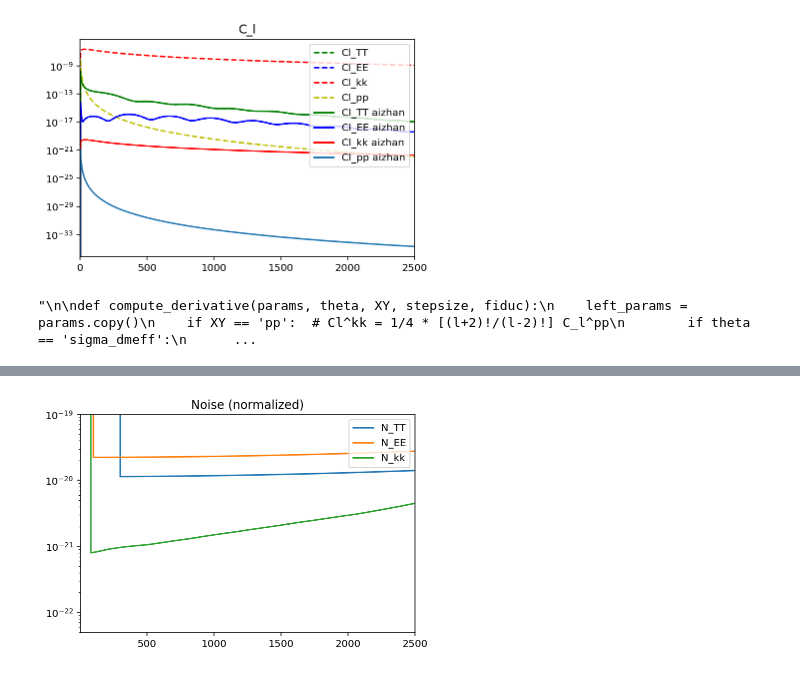
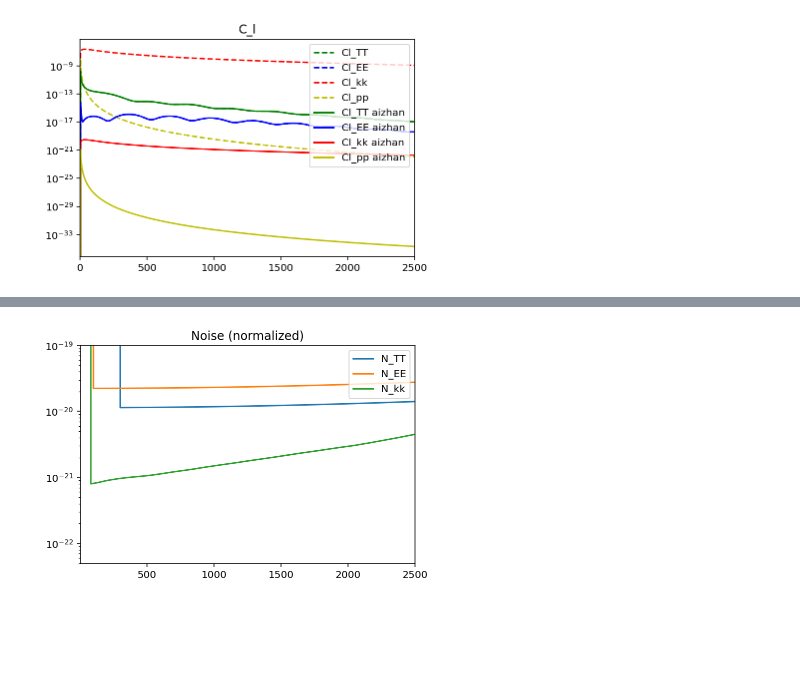
Before and after one commit to iej2106/cosmo_class, a Jupyter notebook: compute_fisher_dmeff_S4.ipynb, the cells around one changed output, grey strips where cells are left out. Drawn from its saved outputs; the diff is of its cells as text; code cells hidden in the pictures; blank space fills up the shorter version.

```diff
--- a/compute_fisher_dmeff_S4.ipynb
+++ b/compute_fisher_dmeff_S4.ipynb
@@ -70,36 +58,35 @@ for i in ell:
 # %%
 b = np.load('noise/Cl_tt.npy') /((1.0e6*Tcmb)**2)
 c = np.load('noise/Cl_ee.npy')/((1.0e6*Tcmb)**2)
 d = np.load('noise/Cl_kk.npy') /((1.0e6*Tcmb)**2)
 
 d2 = []
-
 for i in ell:
     if i < 2:
         d2.append(0)
     else:
         d2.append(4*(math.factorial(i-2)/math.factorial(i+2))*d[i])
 
 
 plt.plot(fiducial['tt'], 'g--',label="Cl_TT")
 plt.plot(fiducial['ee'] , 'b--',label="Cl_EE")
 plt.plot(Cl_est_kk, 'r--',label="Cl_kk")
 plt.plot(fiducial['pp'], 'y--',label="Cl_pp")
 
 plt.plot(b, 'g-',label="Cl_TT aizhan")
 plt.plot(c , 'b-',label="Cl_EE aizhan")
 plt.plot(d, 'r-',label="Cl_kk aizhan")
-plt.plot(d2, '-',label="Cl_pp aizhan")
+plt.plot(d2, 'y-',label="Cl_pp aizhan")
 
 plt.yscale('log')
 #plt.ylim(5e-22,1e-18)
 plt.xlim(0,2500)
 plt.legend(loc="upper right")
 plt.title('C_l')
 plt.savefig("C_lcompare.png")
 plt.show()
 # %% [output]
-[figure, old version]
+[figure, new version]
 # %%
 #For right and left C_l's:
 def utility_function_call_CLASS(input_dict, l_max=2500):
@@ -152,72 +139,6 @@ def compute_d_cl_der_map(list_param_step, params, XY, fiducial):
         der_map[par] = norm_derivative
         d_cl[par] = derivative
     return d_cl, der_map
-'''
-
-def compute_derivative(params, theta, XY, stepsize, fiduc):
-    left_params = params.copy()
-    if XY == 'pp':  # Cl^kk = 1/4 * [(l+2)!/(l-2)!] C_l^pp
-        if theta == 'sigma_dmeff':
-            left_params[theta] = params[theta]
-            right_params = params.copy()
-            right_params[theta] = params[theta] + stepsize
-
-            # get the C_l^XY and then compute the derivative!
-            cl_XY_left = utility_function_call_CLASS(left_params)['pp']
-            cl_XY_right = utility_function_call_CLASS(right_params)['pp']
-            for i in ell:
-                if i < 2:
-                    dClXY_dparam = 0.
-                else:
-                    dClXY_dparam = (1/4)*(math.factorial(i+2)/math.factorial(i-2))*(cl_XY_right - cl_XY_left) / (stepsize)
-        else:
-            left_params[theta] = params[theta] - stepsize
-            right_params = params.copy()
-            right_params[theta] = params[theta] + stepsize
-
-            # get the C_l^XY and then compute the derivative!
-            cl_XY_left = utility_function_call_CLASS(left_params)['pp']
-            cl_XY_right = utility_function_call_CLASS(right_params)['pp']
-            for i in ell:
-                if i < 2:
-                    dClXY_dparam = 0.
-                else:
-                    dClXY_dparam = (1/4)*(math.factorial(i+2)/math.factorial(i-2))*(cl_XY_right - cl_XY_left) / (stepsize)
-
-    else:
-        if theta == 'sigma_dmeff':
-            left_params[theta] = params[theta]
-            right_params = params.copy()
-            right_params[theta] = params[theta] + stepsize
-
-            # get the C_l^XY and then compute the derivative!
-            cl_XY_left = utility_function_call_CLASS(left_params)[XY]
-            cl_XY_right = utility_function_call_CLASS(right_params)[XY]
-            dClXY_dparam = (cl_XY_right - cl_XY_left) / (stepsize)
-        else:
-            left_params[theta] = params[theta] - stepsize
-            right_params = params.copy()
-            right_params[theta] = params[theta] + stepsize
-
-            # get the C_l^XY and then compute the derivative!
-            cl_XY_left = utility_function_call_CLASS(left_params)[XY]
-            cl_XY_right = utility_function_call_CLASS(right_params)[XY]
-            dClXY_dparam = (cl_XY_right - cl_XY_left) / (2 * stepsize)
-
-    return dClXY_dparam / fiduc[XY], dClXY_dparam
-
-
-
-def compute_d_cl(list_param_step, params, XY, fiducial):
-    der_map = {}
-    d_cl = {}
-    for (par, stepsize) in list_param_step:
-        norm_derivative, derivative = compute_derivative(params, par, XY, stepsize, fiducial)
-        der_map[par] = norm_derivative
-        d_cl[par] = derivative
-    return d_cl'''
-# %% [output]
-"\n\ndef compute_derivative(params, theta, XY, stepsize, fiduc):\n    left_params = params.copy()\n    if XY == 'pp':  # Cl^kk = 1/4 * [(l+2)!/(l-2)!] C_l^pp\n        if theta == 'sigma_dmeff':\n      ...
 # %%
 #Plotting Derivatives
 dict_params, dict_norm_der = compute_d_cl_der_map(list_param_step, params, 'tt', fiducial)
```
Also changed, not shown: parts of 16 cells of this notebook.
